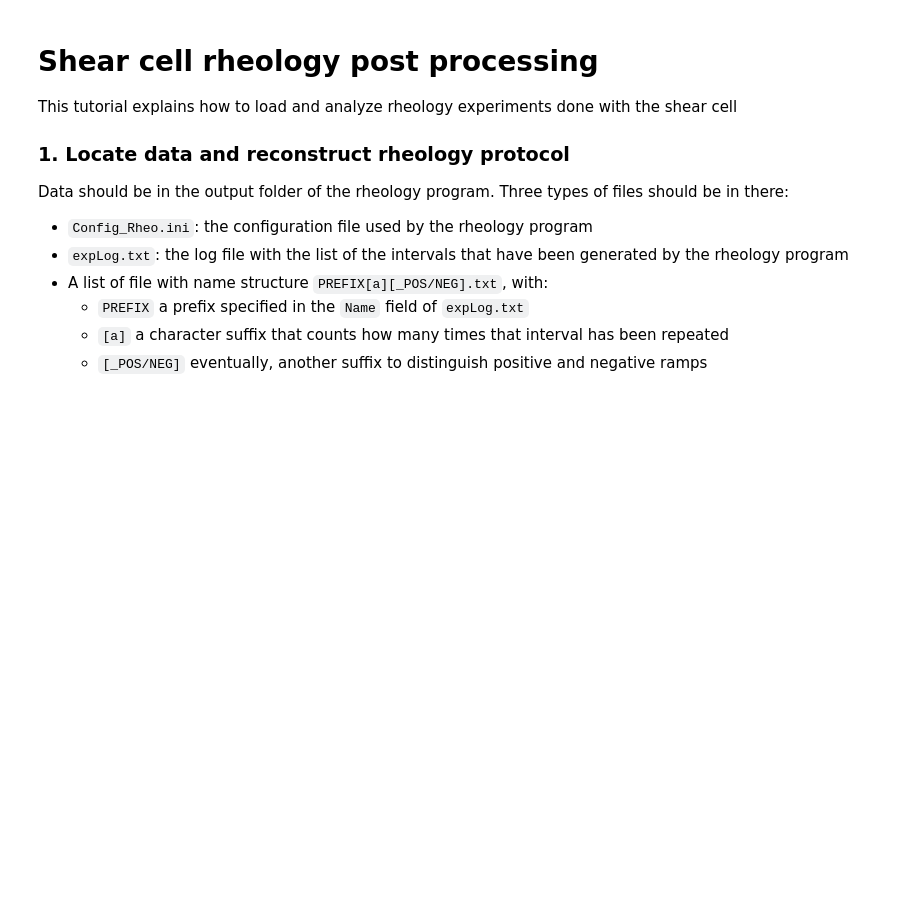
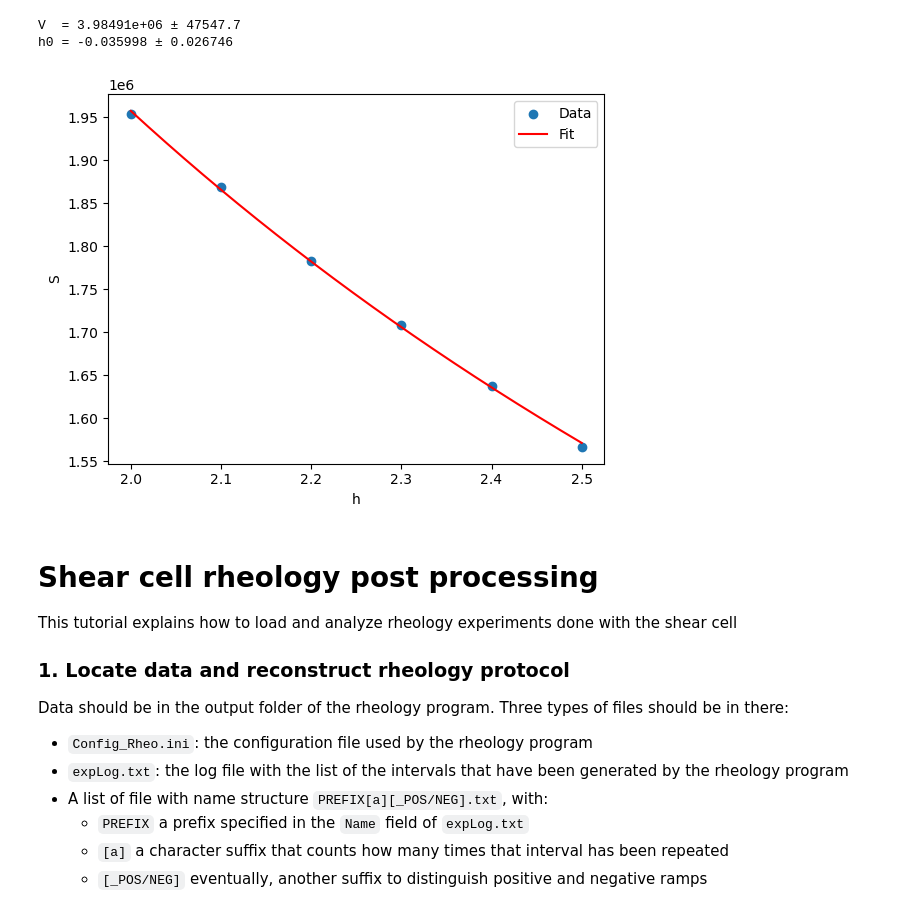
Before and after one commit to steaime/RheoShearCell_postproc, a Jupyter notebook: DataAnalysis_Tutorial.ipynb, the cells around one changed output. Saved outputs shown, nothing was run; the diff lists cells and outputs as text; code cells hidden in the pictures; blank space fills up the shorter version.

```diff
--- a/DataAnalysis_Tutorial.ipynb
+++ b/DataAnalysis_Tutorial.ipynb
@@ -25,4 +22,74 @@ logging.info('ShearCell postproc tutorial started')
 INFO:root:ShearCell postproc tutorial started
+# %%
+import numpy as np
+from scipy.optimize import curve_fit
+import matplotlib.pyplot as plt
+
+def model(h, V, h0):
+    return V / (h - h0)
+
+def fit_S_vs_h(h_data, S_data, p0=None, plot=True):
+    """
+    Fit S(h) = V / (h - h0)
+
+    Parameters
+    ----------
+    h_data : array-like
+        h values
+    S_data : array-like
+        S values
+    p0 : tuple or None
+        Initial guess (V, h0). If None, automatic guess is used.
+    plot : bool
+        If True, show fit plot
+
+    Returns
+    -------
+    popt : array
+        Best-fit parameters [V, h0]
+    perr : array
+        1-sigma uncertainties of parameters
+    """
+
+    h_data = np.asarray(h_data)
+    S_data = np.asarray(S_data)
+
+    # Automatic initial guess if not provided
+    if p0 is None:
+        V_guess = np.mean(S_data * (h_data - np.min(h_data)))
+        h0_guess = np.min(h_data) - 0.1 * (np.max(h_data) - np.min(h_data))
+        p0 = (V_guess, h0_guess)
+
+    popt, pcov = curve_fit(model, h_data, S_data, p0=p0)
+    perr = np.sqrt(np.diag(pcov))
+
+    V_fit, h0_fit = popt
+    V_err, h0_err = perr
+
+    print(f"V  = {V_fit:.6g} ± {V_err:.6g}")
+    print(f"h0 = {h0_fit:.6g} ± {h0_err:.6g}")
+
+    if plot:
+        h_fit = np.linspace(min(h_data), max(h_data), 500)
+        S_fit = model(h_fit, *popt)
+
+        plt.scatter(h_data, S_data, label="Data")
+        plt.plot(h_fit, S_fit, 'r', label="Fit")
+        plt.xlabel("h")
+        plt.ylabel("S")
+        plt.legend()
+        plt.show()
+
+    return popt, perr
+
+h = np.array([2,2.1,2.2,2.3,2.4,2.5])
+S = np.array([1953383,1869194,1782800,1707893,1638000,1566700])
+
+params, errors = fit_S_vs_h(h, S)
+# %% [output]
+V  = 3.98491e+06 ± 47547.7
+h0 = -0.035998 ± 0.026746
+[figure, added]
 # %% [markdown]
 # Shear cell rheology post processing
 
```
Also changed, not shown: parts of 5 cells of this notebook, 3 other files.
